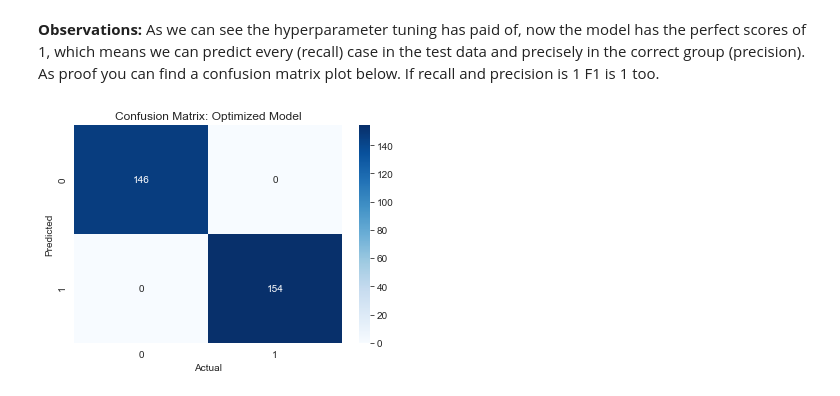
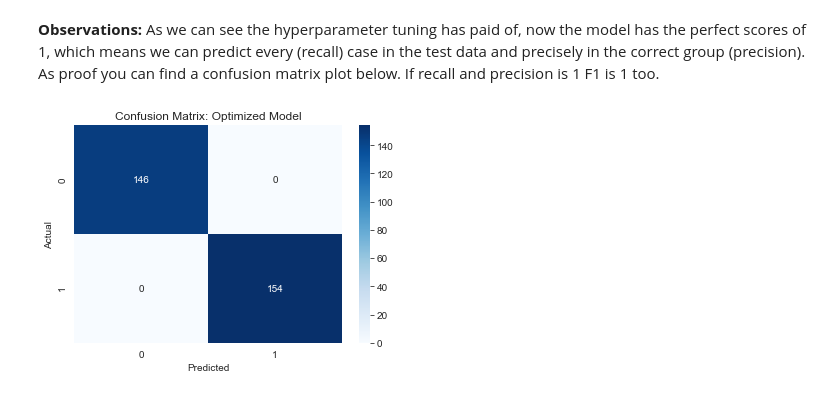
Before and after one commit to sls-mdr/fbc-logistic-regression, a Jupyter notebook: logistic-reg-advertisment.ipynb, the cells around one changed output. Cells and saved outputs as stored; diff of their text form; code cells hidden in the pictures.

```diff
--- a/logistic-reg-advertisment.ipynb
+++ b/logistic-reg-advertisment.ipynb
@@ -408,11 +415,11 @@ weighted avg       1.00      1.00      1.00       300
 **Observations:** As we can see the hyperparameter tuning has paid of, now the model has the perfect scores of 1, which means we can predict every (recall) case in the test data and precisely in the correct group (precision). As proof you can find a confusion matrix plot below. If recall and precision is 1 F1 is 1 too.
 # %%
 confusion_matrix = pd.crosstab(y_test, predictions_opt, rownames=['Actual'], colnames=['Predicted'])
-conf_mat = pd.crosstab(np.ravel(y_test), np.ravel(predictions_opt), colnames=["Actual"], rownames=["Predicted"])
+conf_mat = pd.crosstab(np.ravel(y_test), np.ravel(predictions_opt), colnames=["Predicted"], rownames=["Actual"])
 
 sns.heatmap(conf_mat, annot=True, cmap="Blues", fmt="g")
 
 plt.title('Confusion Matrix: Optimized Model')
 plt.savefig('figures/conf-matrix-opt.png')
 # %% [output]
-[figure, old version]
+[figure, new version]
```
Also changed, not shown: parts of 24 cells of this notebook, 9 other files.
